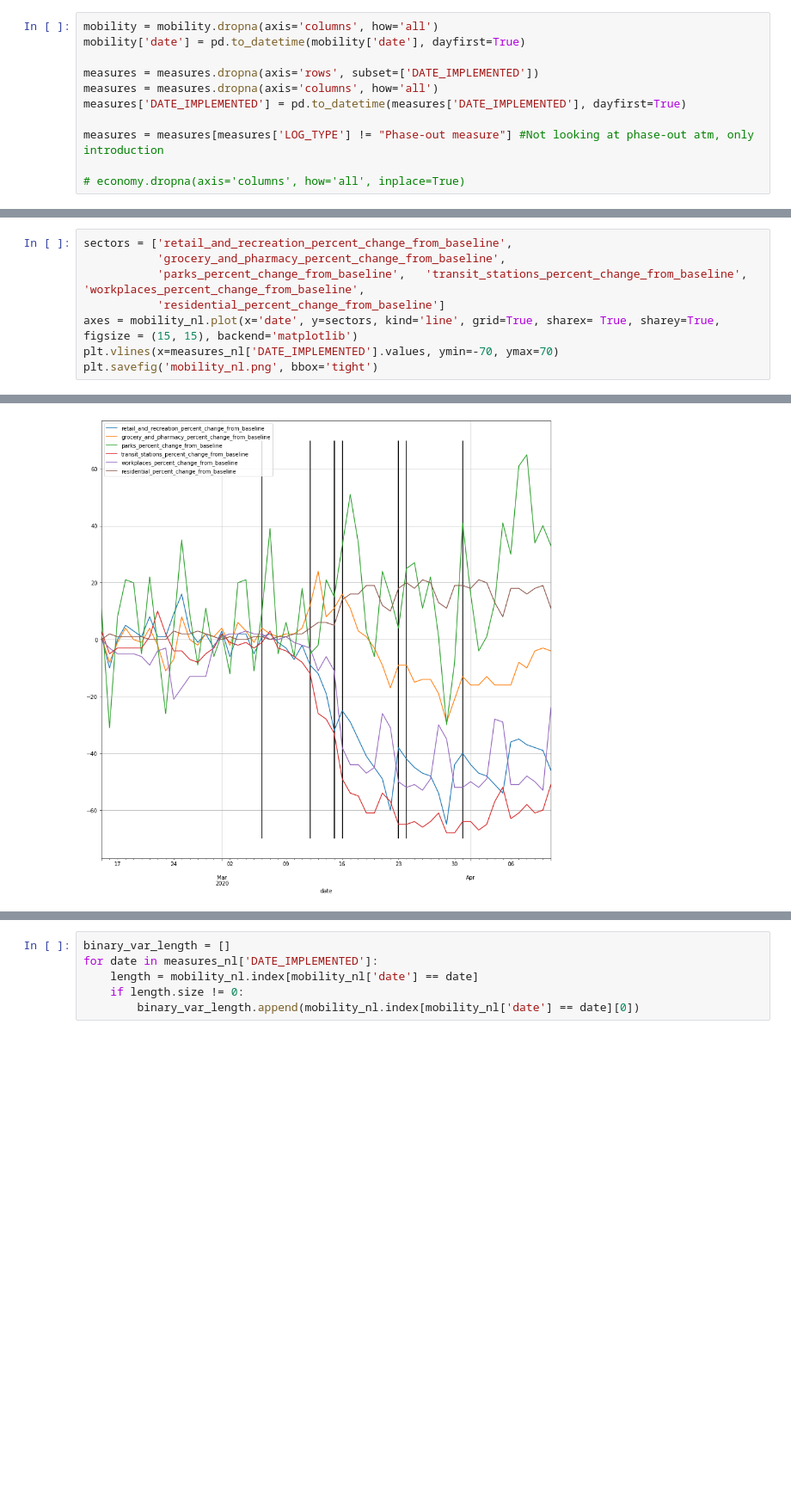
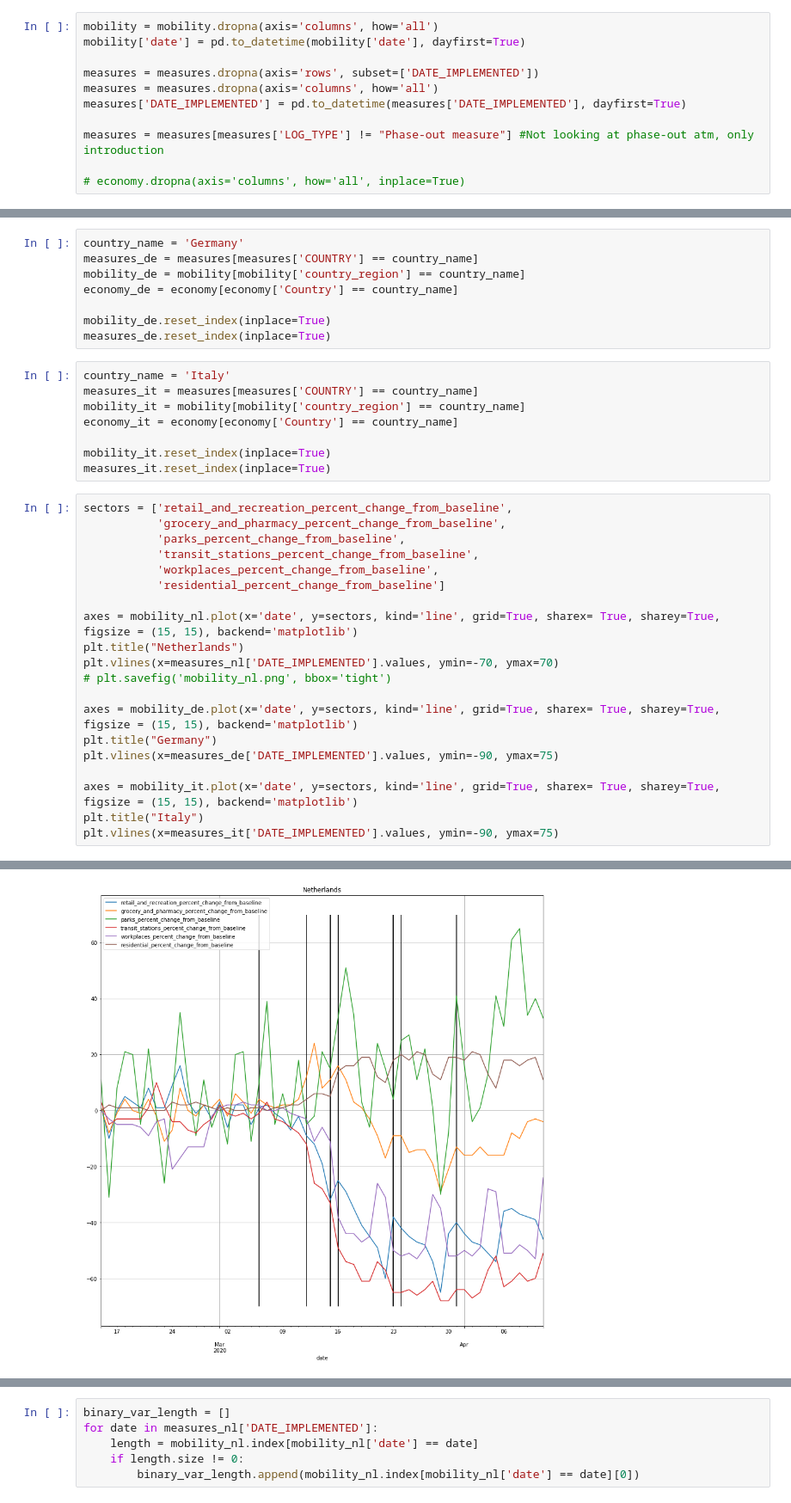
Before and after one commit to dimnl/modum, a Jupyter notebook: data_processing.ipynb, the cells around one changed output, grey strips where cells are left out. Shown: that part at 86% size. Saved outputs shown, nothing was run; the diff lists cells and outputs as text; blank space fills up the shorter version.

Commit message:
stocks italy added

```diff
--- a/data_processing.ipynb
+++ b/data_processing.ipynb
@@ -80,9 +69,37 @@ measures_nl.head()
+# %%
+country_name = 'Germany'
+measures_de = measures[measures['COUNTRY'] == country_name]
+mobility_de = mobility[mobility['country_region'] == country_name]
+economy_de = economy[economy['Country'] == country_name]
+
+mobility_de.reset_index(inplace=True)
+measures_de.reset_index(inplace=True)
+# %%
+country_name = 'Italy'
+measures_it = measures[measures['COUNTRY'] == country_name]
+mobility_it = mobility[mobility['country_region'] == country_name]
+economy_it = economy[economy['Country'] == country_name]
+
+mobility_it.reset_index(inplace=True)
+measures_it.reset_index(inplace=True)
 # %%
 sectors = ['retail_and_recreation_percent_change_from_baseline',
            'grocery_and_pharmacy_percent_change_from_baseline',
-           'parks_percent_change_from_baseline',   'transit_stations_percent_change_from_baseline',   'workplaces_percent_change_from_baseline',
+           'parks_percent_change_from_baseline',
+           'transit_stations_percent_change_from_baseline',
+           'workplaces_percent_change_from_baseline',
            'residential_percent_change_from_baseline']
+
 axes = mobility_nl.plot(x='date', y=sectors, kind='line', grid=True, sharex= True, sharey=True, figsize = (15, 15), backend='matplotlib')
+plt.title("Netherlands")
 plt.vlines(x=measures_nl['DATE_IMPLEMENTED'].values, ymin=-70, ymax=70)
-plt.savefig('mobility_nl.png', bbox='tight')
+# plt.savefig('mobility_nl.png', bbox='tight')
+
+axes = mobility_de.plot(x='date', y=sectors, kind='line', grid=True, sharex= True, sharey=True, figsize = (15, 15), backend='matplotlib')
+plt.title("Germany")
+plt.vlines(x=measures_de['DATE_IMPLEMENTED'].values, ymin=-90, ymax=75)
+
+axes = mobility_it.plot(x='date', y=sectors, kind='line', grid=True, sharex= True, sharey=True, figsize = (15, 15), backend='matplotlib')
+plt.title("Italy")
+plt.vlines(x=measures_it['DATE_IMPLEMENTED'].values, ymin=-90, ymax=75)
 # %% [output]
@@ -89 +107 @@ plt.savefig('mobility_nl.png', bbox='tight')
-[figure, old version]
+[figure, new version]
```
Also changed, not shown: parts of 13 cells of this notebook.
